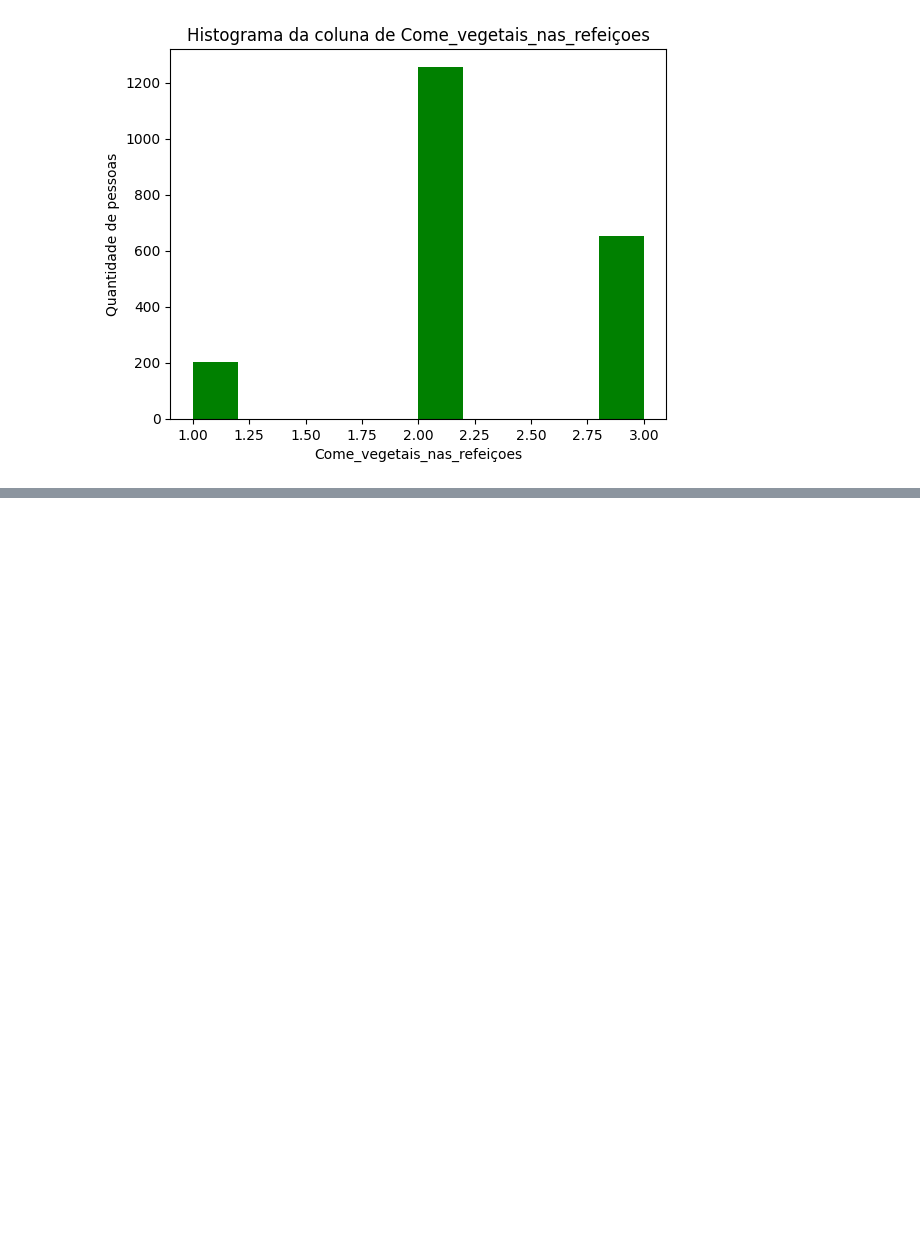
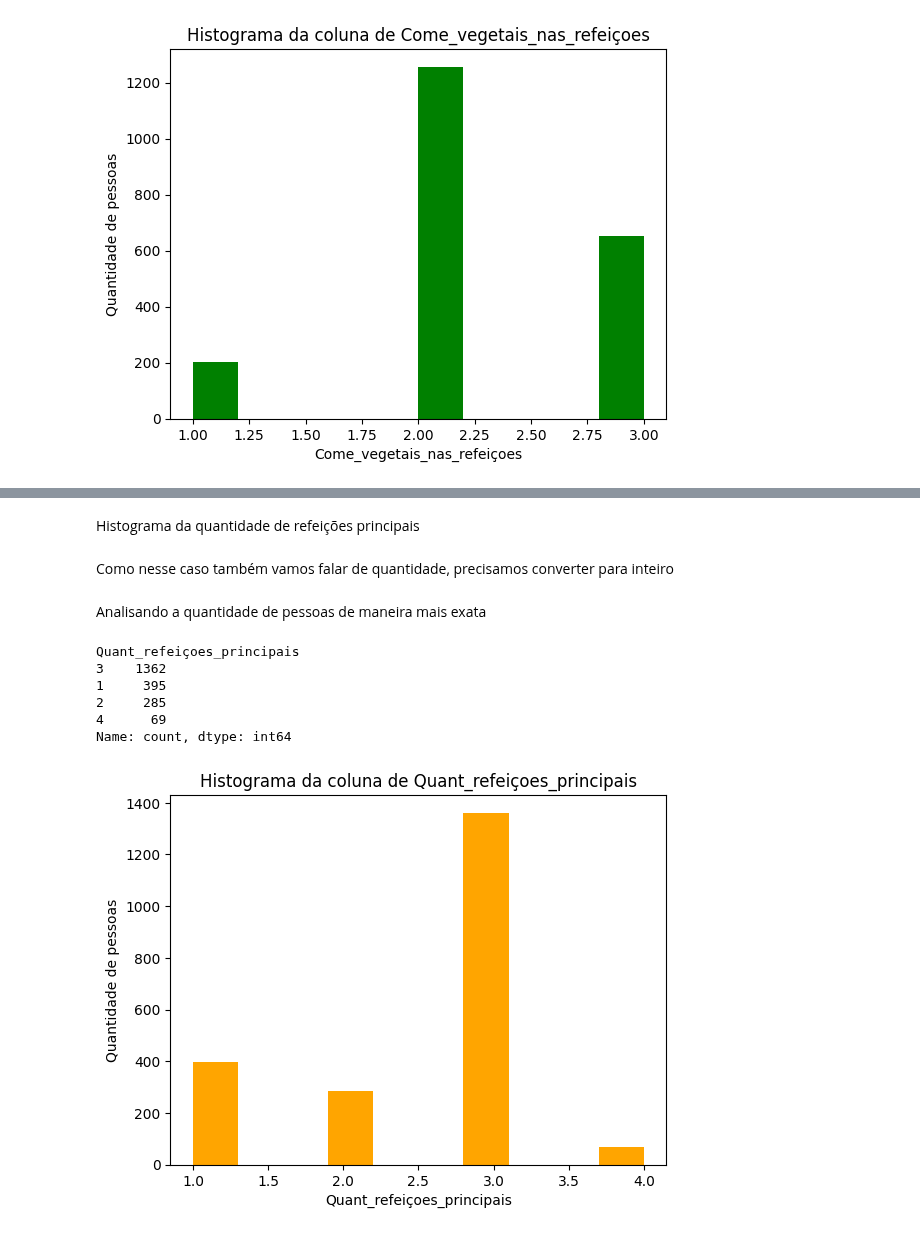
Before and after one commit to caikedomingues/Analise-de-dados-sobre-obesidade, a Jupyter notebook: Analise_Obesidade.ipynb, the cells around one changed output, grey strips where cells are left out. Drawn from its saved outputs; the diff is of its cells as text; code cells hidden in the pictures; blank space fills up the shorter version.

```diff
--- a/Analise_Obesidade.ipynb
+++ b/Analise_Obesidade.ipynb
@@ -759,0 +807,4 @@ criar_histograma('Come_vegetais_nas_refeiçoes', 'green')
+# %% [markdown]
+Histograma da quantidade de refeições principais
+# %% [markdown]
+Como nesse caso também vamos falar de quantidade, precisamos converter para inteiro
@@ -759,0 +815,15 @@ criar_histograma('Come_vegetais_nas_refeiçoes', 'green')
+# %% [markdown]
+Analisando a quantidade de pessoas de maneira mais exata
+# %%
+colunas_numericas['Quant_refeiçoes_principais'].value_counts()
+# %% [output]
+Quant_refeiçoes_principais
+3    1362
+1     395
+2     285
+4      69
+Name: count, dtype: int64
+# %%
+criar_histograma('Quant_refeiçoes_principais', 'orange')
+# %% [output]
+[figure, added]
```
Also changed, not shown: parts of 12 cells of this notebook.
